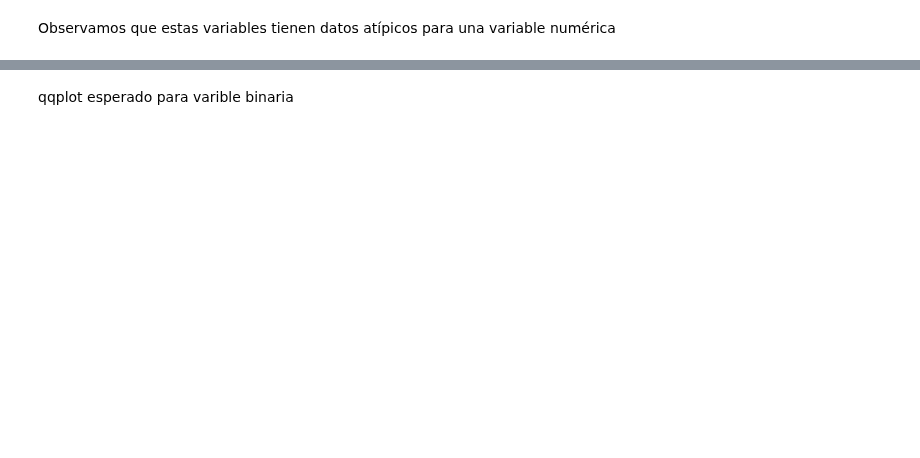
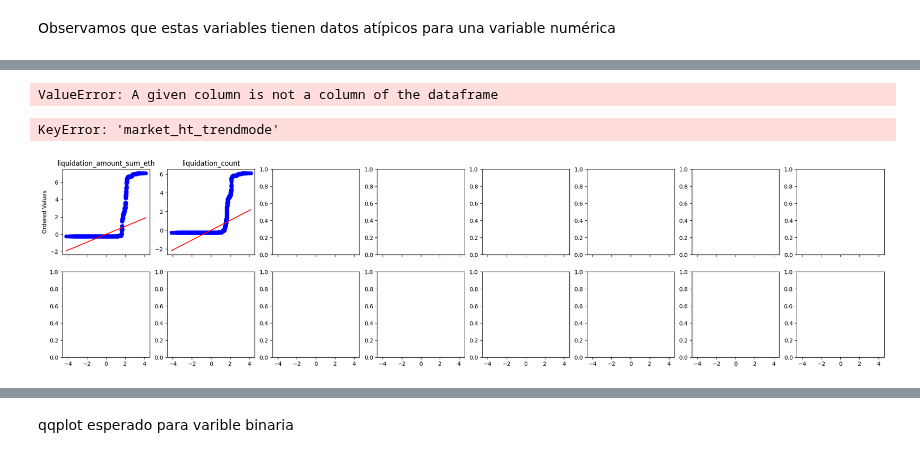
Before and after one commit to carinunez/Labs_MDS, a Jupyter notebook: proyecto_lab/project.ipynb, the cells around one changed output, grey strips where cells are left out. Drawn from its saved outputs; the diff is of its cells as text; code cells hidden in the pictures; blank space fills up the shorter version.

Commit message:
ts_diff; borrow_times por cliente

```diff
--- a/proyecto_lab/project.ipynb
+++ b/proyecto_lab/project.ipynb
@@ -136,3 +242,7 @@ for col in X_t0[numeric_var]:
+# %%
+transformer = DropConstantFeatures(tol=0.5)
+transformer.fit_transform(X_t0[numeric_var])
+cuasiconstant = transformer.features_to_drop_
 # %%
 for name, keys in weird.items():
     print(f"{name.upper()}:\n {', '.join(sorted(keys))}\n")
@@ -183,11 +326,11 @@ to_datetime_func = FunctionTransformer(lambda df: df.map(lambda ms: datetime.dat
 
 first_transformer = ColumnTransformer([
     ('numeric', StandardScaler(), numeric_var),
-    ('binary', MinMaxScaler(), weird['binary']),
+    ('categoric', MinMaxScaler(), weird['binary'] + ['borrow_times']),
     ('ts', to_datetime_func, timestamps), # ms a Timestamp según fecha POSIX
     ('tsdiff', FunctionTransformer(lambda ms: ms/1000), ts_diff_col) # ms a segundos
-    ], remainder='passthrough')
+    ], remainder='passthrough', verbose_feature_names_out=False)
+first_transformer.set_output(transform='pandas')
 
-first_transformer.set_output(transform='pandas')
 optimus = first_transformer.fit_transform(X_t0)
-optimus.columns = [col.split('_', 1)[-1].lstrip('_') for col in optimus.columns]
+optimus
@@ -196,7 +351,18 @@ optimus
-# %%
-vars = object_var.insert(len(object_var), 'risky_first_tx_timestamp')
-for _ ,df in optimus[vars].groupby(*object_var):
-    print(df['risky_first_tx_timestamp'].value_counts())
+# %%
+def ts_diff(df:pd.DataFrame):
+    df['ts_diff_tx'] = df['last_tx_timestamp'] - df['first_tx_timestamp']
+    df = df.rename(columns={'risky_first_last_tx_timestamp_diff':'ts_diff_risky_tx'})
+    df.drop(columns=['last_tx_timestamp', 'first_tx_timestamp'])
+    return df
+
+ts_diff_transformer = FunctionTransformer(ts_diff)
+
+pre_pipe = Pipeline([('Misc', first_transformer), ('ts_diff', ts_diff_transformer), ('order', FunctionTransformer(lambda df: df[sorted(df.columns)]))])
+
+optimus = pre_pipe.fit_transform(X_t0)
+optimus
+# %% [output]
+ValueError: A given column is not a column of the dataframe
 # %%
 import numpy as np
 import scipy.stats as stats
@@ -218,4 +384,7 @@ def plot_qqplot(df, columns, num_cols=7, dist='norm'):
     fig.set
     plt.show()
 # %%
-plot_qqplot(optimus, numeric_var)
+plot_qqplot(optimus[numeric_var], cuasiconstant, num_cols=8)
+# %% [output]
+KeyError: 'market_ht_trendmode'
+[figure, added]
```
Also changed, not shown: parts of 33 cells of this notebook.
